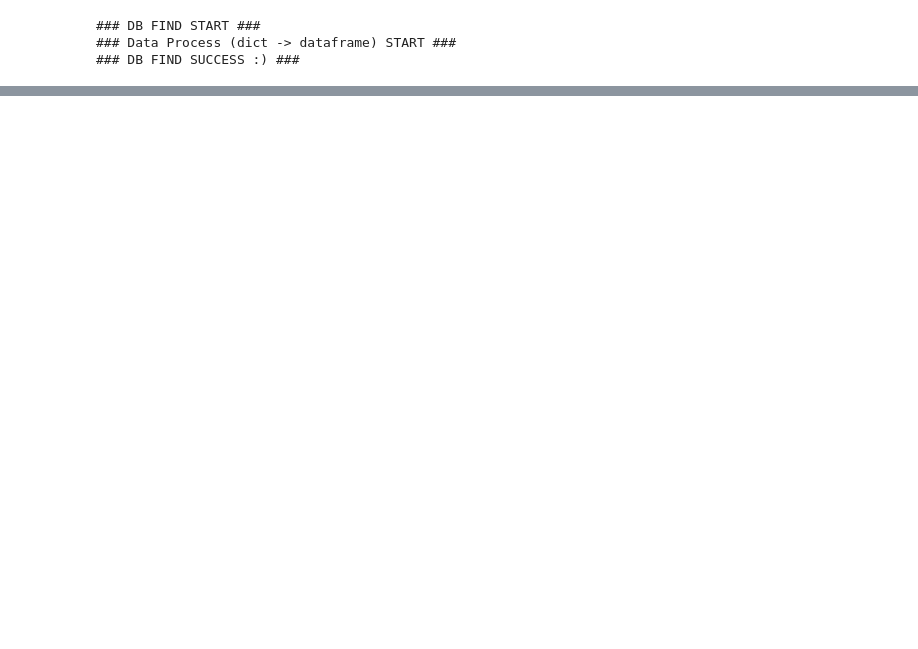
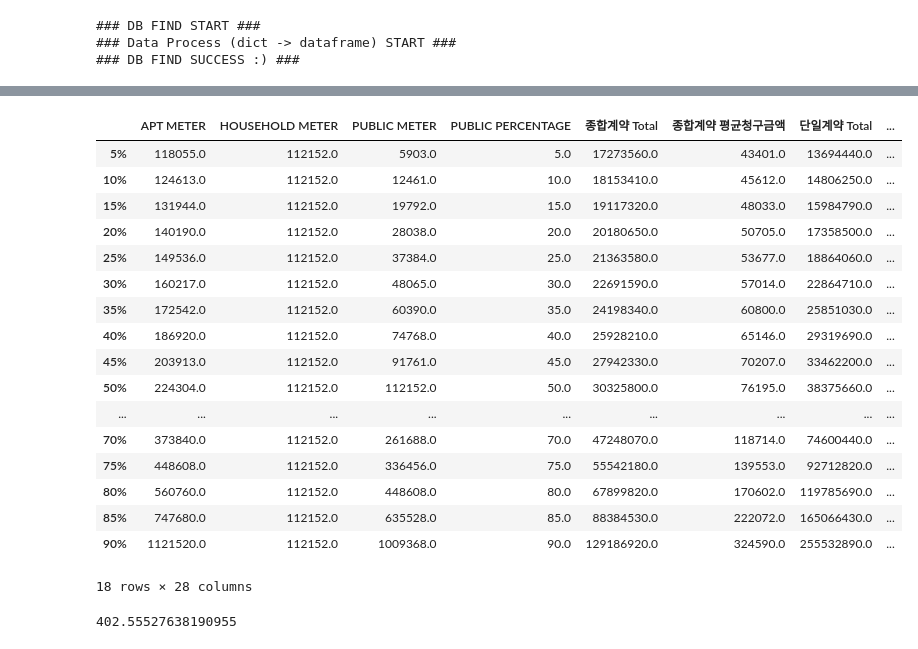
Before and after one commit to formegusto/rate-contract-proto, a Jupyter notebook: Percentage Report.ipynb, the cells around one changed output, grey strips where cells are left out. Saved outputs shown, nothing was run; the diff lists cells and outputs as text; code cells hidden in the pictures; blank space fills up the shorter version.

```diff
--- a/Percentage Report.ipynb
+++ b/Percentage Report.ipynb
@@ -699,6 +730,31 @@ for PUBLIC_PERCENTAGE in range(START_STEP, LAST_STEP + PERCENTAGE_STEP, PERCENTA
     )
 
     IPython.display.clear_output()
+# %%
+basic_report_df[clean_col_1]
+# %% [output]
+|  | APT METER | HOUSEHOLD METER | PUBLIC METER | PUBLIC PERCENTAGE | 종합계약 Total | 종합계약 평균청구금액 | 단일계약 Total | ... |
+| 5% | 118055.0 | 112152.0 | 5903.0 | 5.0 | 17273560.0 | 43401.0 | 13694440.0 | ... |
+| 10% | 124613.0 | 112152.0 | 12461.0 | 10.0 | 18153410.0 | 45612.0 | 14806250.0 | ... |
+| 15% | 131944.0 | 112152.0 | 19792.0 | 15.0 | 19117320.0 | 48033.0 | 15984790.0 | ... |
+| 20% | 140190.0 | 112152.0 | 28038.0 | 20.0 | 20180650.0 | 50705.0 | 17358500.0 | ... |
+| 25% | 149536.0 | 112152.0 | 37384.0 | 25.0 | 21363580.0 | 53677.0 | 18864060.0 | ... |
+| 30% | 160217.0 | 112152.0 | 48065.0 | 30.0 | 22691590.0 | 57014.0 | 22864710.0 | ... |
+| 35% | 172542.0 | 112152.0 | 60390.0 | 35.0 | 24198340.0 | 60800.0 | 25851030.0 | ... |
+| 40% | 186920.0 | 112152.0 | 74768.0 | 40.0 | 25928210.0 | 65146.0 | 29319690.0 | ... |
+| 45% | 203913.0 | 112152.0 | 91761.0 | 45.0 | 27942330.0 | 70207.0 | 33462200.0 | ... |
+| 50% | 224304.0 | 112152.0 | 112152.0 | 50.0 | 30325800.0 | 76195.0 | 38375660.0 | ... |
+| ... | ... | ... | ... | ... | ... | ... | ... | ... |
+| 70% | 373840.0 | 112152.0 | 261688.0 | 70.0 | 47248070.0 | 118714.0 | 74600440.0 | ... |
+| 75% | 448608.0 | 112152.0 | 336456.0 | 75.0 | 55542180.0 | 139553.0 | 92712820.0 | ... |
+| 80% | 560760.0 | 112152.0 | 448608.0 | 80.0 | 67899820.0 | 170602.0 | 119785690.0 | ... |
+| 85% | 747680.0 | 112152.0 | 635528.0 | 85.0 | 88384530.0 | 222072.0 | 165066430.0 | ... |
+| 90% | 1121520.0 | 112152.0 | 1009368.0 | 90.0 | 129186920.0 | 324590.0 | 255532890.0 | ... |
+18 rows × 28 columns
+# %%
+160217.0 / len(ds.sum_df.columns)
+# %% [output]
+402.55527638190955
 # %%
 basic_report_df[clean_col_2]
 # %% [output]
```
Also changed, not shown: parts of 30 cells of this notebook.
